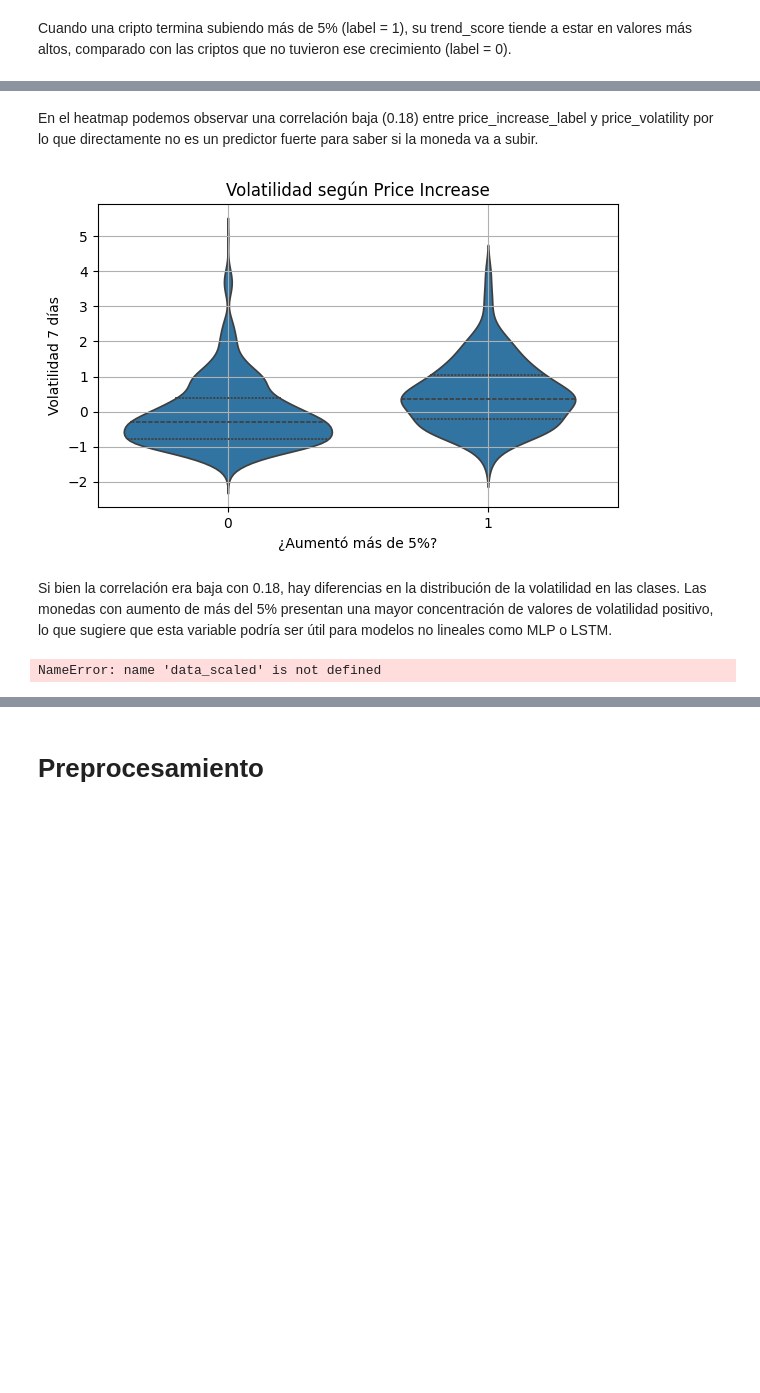
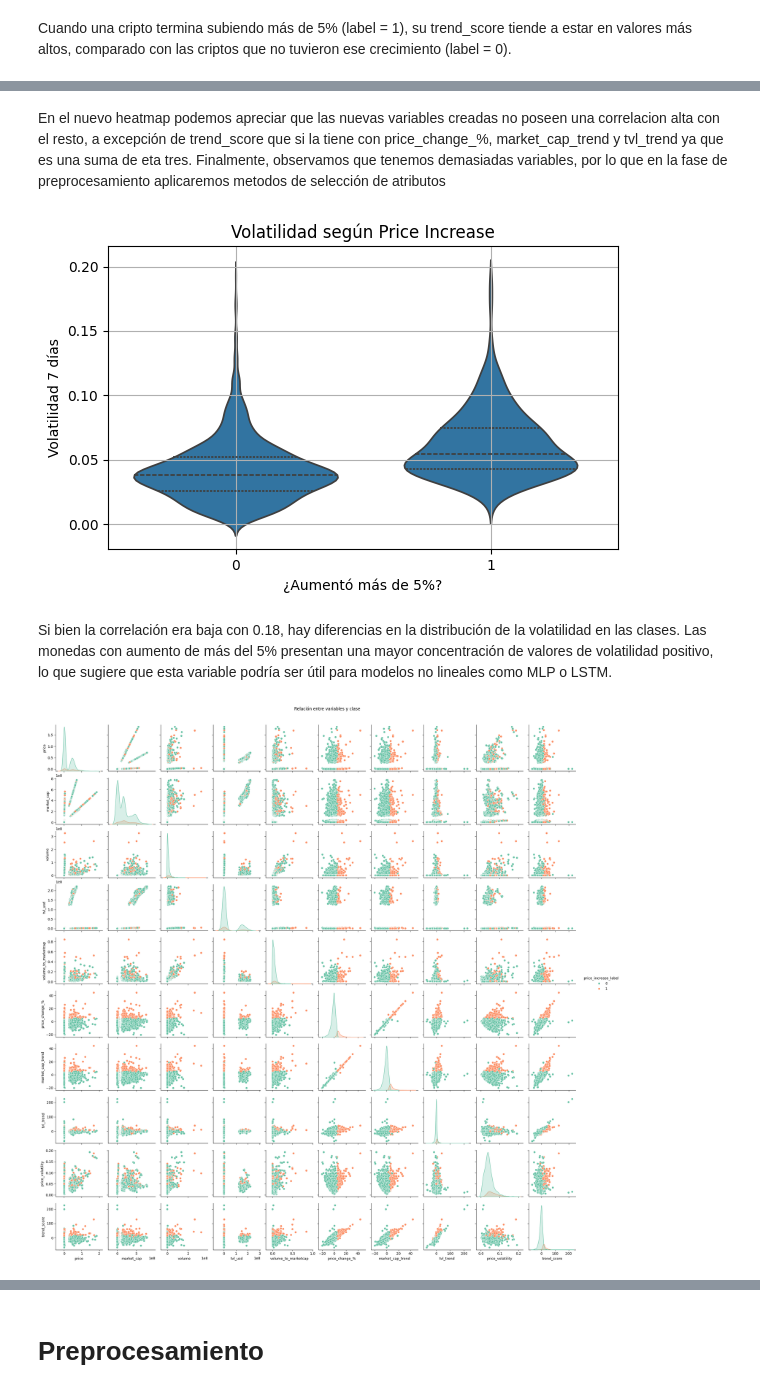
Before and after one commit to Turppie/TP-Machine-Learning, a Jupyter notebook: code/AdquisicionYPreprocesamiento.ipynb, the cells around one changed output, grey strips where cells are left out. Saved outputs shown, nothing was run; the diff lists cells and outputs as text; code cells hidden in the pictures; blank space fills up the shorter version.

```diff
--- a/code/AdquisicionYPreprocesamiento.ipynb
+++ b/code/AdquisicionYPreprocesamiento.ipynb
@@ -486,8 +530,8 @@ plt.show()
 # %% [markdown]
-En el heatmap podemos observar una correlación baja (0.18) entre price_increase_label y price_volatility por lo que directamente no es un predictor fuerte para saber si la moneda va a subir.
+En el nuevo heatmap podemos apreciar que las nuevas variables creadas no poseen una correlacion alta con el resto, a excepción de trend_score que si la tiene con price_change_%, market_cap_trend  y tvl_trend ya que es una suma de eta tres. Finalmente, observamos que tenemos demasiadas variables, por lo que en la fase de preprocesamiento aplicaremos metodos de selección de atributos
 # %%
 plt.figure(figsize=(6, 4))
-sns.violinplot(x="price_increase_label", y="price_volatility", data=data_scaled, inner="quartile")
+sns.violinplot(x="price_increase_label", y="price_volatility", data=eda_data, inner="quartile")
 plt.title("Volatilidad según Price Increase")
 plt.xlabel("¿Aumentó más de 5%?")
 plt.ylabel("Volatilidad 7 días")
@@ -495,19 +539,24 @@ plt.grid(True)
 plt.tight_layout()
 plt.show()
 # %% [output]
-[figure, old version]
+[figure, new version]
 # %% [markdown]
 Si bien la correlación era baja con 0.18, hay diferencias en la distribución de la volatilidad en las clases. Las monedas con aumento de más del 5% presentan una mayor concentración de valores de volatilidad positivo, lo que sugiere que esta variable podría ser útil para modelos no lineales como MLP o LSTM.
+# %%
+numeric_columns = eda_data.select_dtypes(include='number').columns
+# %%
+numeric_columns = list(numeric_columns)
+numeric_columns.remove("price_increase_label")
 # %%
 sns.pairplot(
-    data_scaled,
-    vars=["log_price", "price_volatility", "trend_score", "volume_to_marketcap"],
+    eda_data,
+    vars=numeric_columns,
     hue="price_increase_label",
     palette="Set2",
     height=2.2
 )
 plt.suptitle("Relación entre variables y clase", y=1.02)
 plt.show()
 # %% [output]
-NameError: name 'data_scaled' is not defined
+[figure, added]
 # %% [markdown]
```
Also changed, not shown: parts of 33 cells of this notebook.
